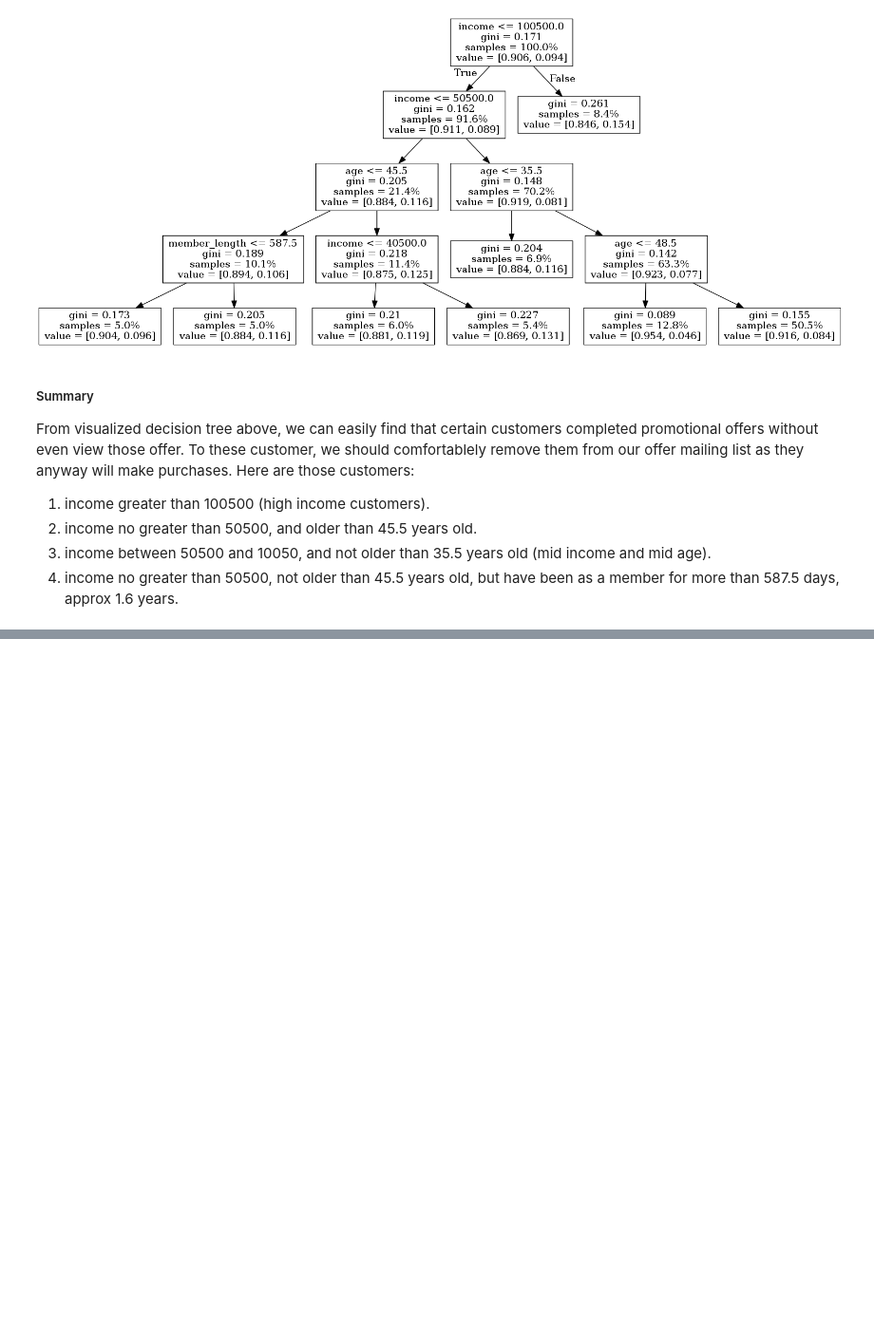
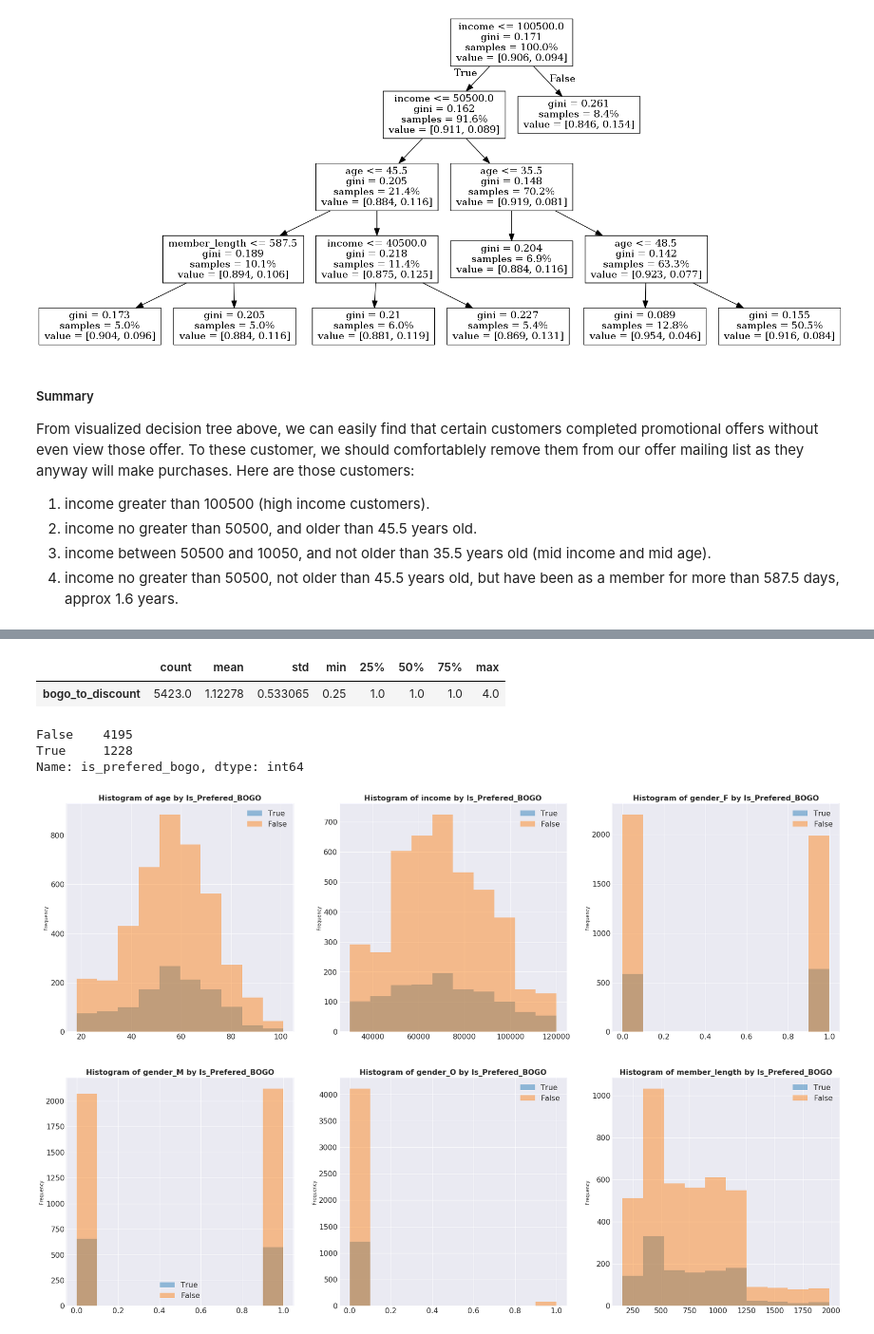
Before and after one commit to qinliu1023/Starbucks_Promotional_Offer, a Jupyter notebook: Starbucks_Promotional_Offer.ipynb, the cells around one changed output, grey strips where cells are left out. Shown: that part at 95% size. Drawn from its saved outputs; the diff is of its cells as text; code cells hidden in the pictures; blank space fills up the shorter version.

```diff
--- a/Starbucks_Promotional_Offer.ipynb
+++ b/Starbucks_Promotional_Offer.ipynb
@@ -690,0 +691,12 @@ offer_funnel.sort_values(["completed2view", "completed2received", "view2received
+# %%
+df_prefer = df_bogo\
+.merge(df_discount, how = "inner", on = "person", suffixes = ("_bogo", "_discount"))\
+.merge(profile_valid, how = "left", left_on = "person", right_on = "id").drop("id", axis = 1)\
+.query('viewed_completed_pct_bogo > 0')\
+.query('viewed_completed_pct_discount > 0')
+
+# Calculate the rate of BOGO over Discount
+df_prefer["bogo_to_discount"] = df_prefer["viewed_completed_pct_bogo"]/df_prefer["viewed_completed_pct_discount"]
+df_prefer["is_prefered_bogo"] = df_prefer["bogo_to_discount"] > 1
+
+df_prefer.head()
@@ -690,0 +710,39 @@ offer_funnel.sort_values(["completed2view", "completed2received", "view2received
+# %%
+df_prefer[["bogo_to_discount"]].describe().T
+# %% [output]
+|  | count | mean | std | min | 25% | 50% | 75% | max |
+| bogo_to_discount | 5423.0 | 1.12278 | 0.533065 | 0.25 | 1.0 | 1.0 | 1.0 | 4.0 |
+# %%
+df_prefer["is_prefered_bogo"].value_counts()
+# %% [output]
+False    4195
+True     1228
+Name: is_prefered_bogo, dtype: int64
+# %%
+def plot_hist(df_input, col_plot, col_label, ax_pos):
+
+    labels = df_input[col_label].unique()
+    data = {}
+    for label in labels:
+        data[label] = df_input[df_input[col_label] == label][col_plot].values
+    df_plot = pd.DataFrame.from_dict(data, orient = "index").T
+
+    ax_row, ax_col = ax_pos // 3, ax_pos % 3
+    df_plot.plot.hist(bins = 10, alpha = 0.45, ax = ax[ax_row, ax_col]);
+    plt.sca(ax[ax_row, ax_col]);
+    plt.title("Histogram of {} by Is_Prefered_BOGO".format(col_plot), fontsize = 16, fontweight = "bold");
+    plt.yticks(fontsize = 16);
+    plt.xticks(fontsize = 16);
+    plt.legend(fontsize = 16);
+
+# Plot Here
+fig, ax = plt.subplots(2, 3, figsize = (30, 20))
+
+plot_cols = ["age", "income", "gender_F", "gender_M", "gender_O", "member_length"]
+
+for k in range(len(plot_cols)):
+    col_plot = plot_cols[k]
+    plot_hist(df_input = df_prefer,
+              col_plot = col_plot, col_label = "is_prefered_bogo", ax_pos = k)
+# %% [output]
+[figure, added]
```
Also changed, not shown: parts of 18 cells of this notebook, 2 other files.
